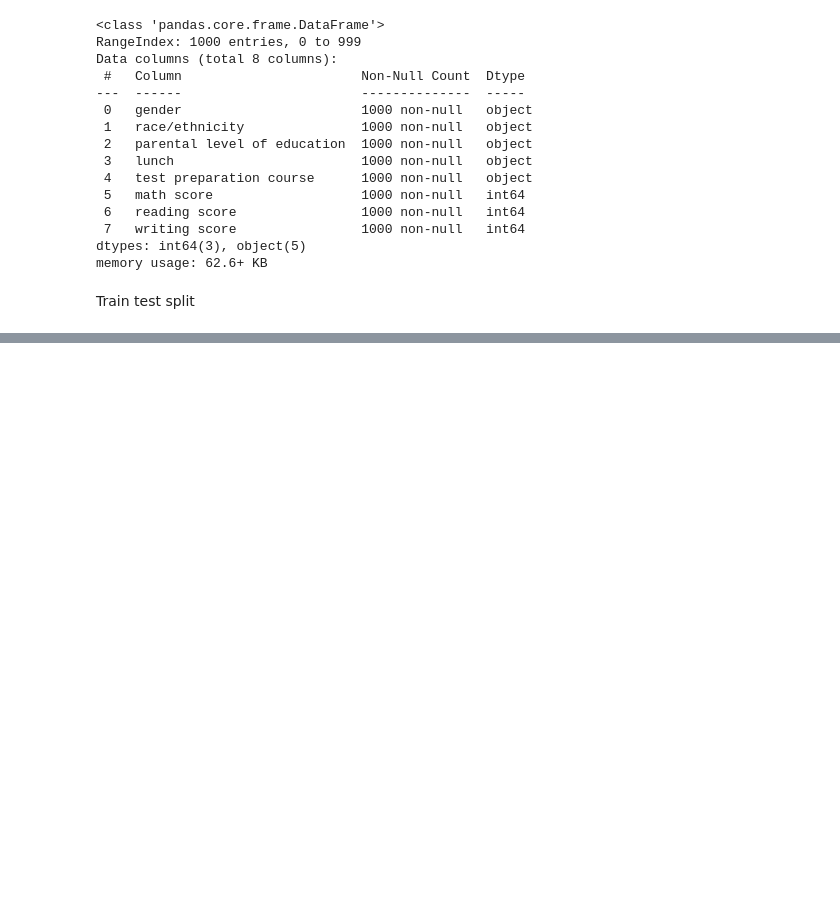
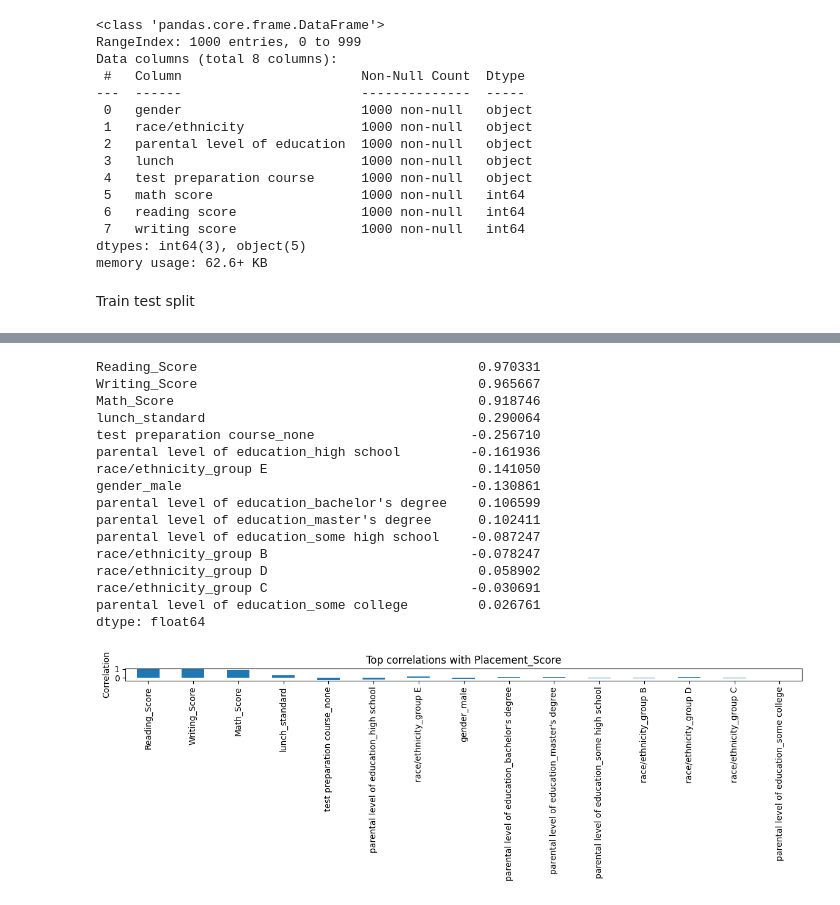
Before and after one commit to prasannaneupane/AI_Lab, a Jupyter notebook: regression.ipynb, the cells around one changed output, grey strips where cells are left out. Cells and saved outputs as stored; diff of their text form; code cells hidden in the pictures; blank space fills up the shorter version.

```diff
--- a/regression.ipynb
+++ b/regression.ipynb
@@ -53,0 +104,36 @@ Train test split
+# %%
+# Target
+target_col = "Placement_Score"
+y = df[target_col]
+
+# Features (encode categorical columns)
+X = df.drop(columns=[target_col])
+X_encoded = pd.get_dummies(X, drop_first=True)
+
+# Correlation of each feature with target
+corr_with_target = X_encoded.corrwith(y).sort_values(key=lambda s: s.abs(), ascending=False)
+print(corr_with_target.head(20))
+
+# Optional plot
+corr_with_target.head(20).plot(kind="bar", figsize=(12, 4), title="Top correlations with Placement_Score")
+plt.ylabel("Correlation")
+plt.tight_layout()
+plt.show()
+# %% [output]
+Reading_Score                                    0.970331
+Writing_Score                                    0.965667
+Math_Score                                       0.918746
+lunch_standard                                   0.290064
+test preparation course_none                    -0.256710
+parental level of education_high school         -0.161936
+race/ethnicity_group E                           0.141050
+gender_male                                     -0.130861
+parental level of education_bachelor's degree    0.106599
+parental level of education_master's degree      0.102411
+parental level of education_some high school    -0.087247
+race/ethnicity_group B                          -0.078247
+race/ethnicity_group D                           0.058902
+race/ethnicity_group C                          -0.030691
+parental level of education_some college         0.026761
+dtype: float64
+[figure, added]
```
Also changed, not shown: parts of 7 cells of this notebook.
